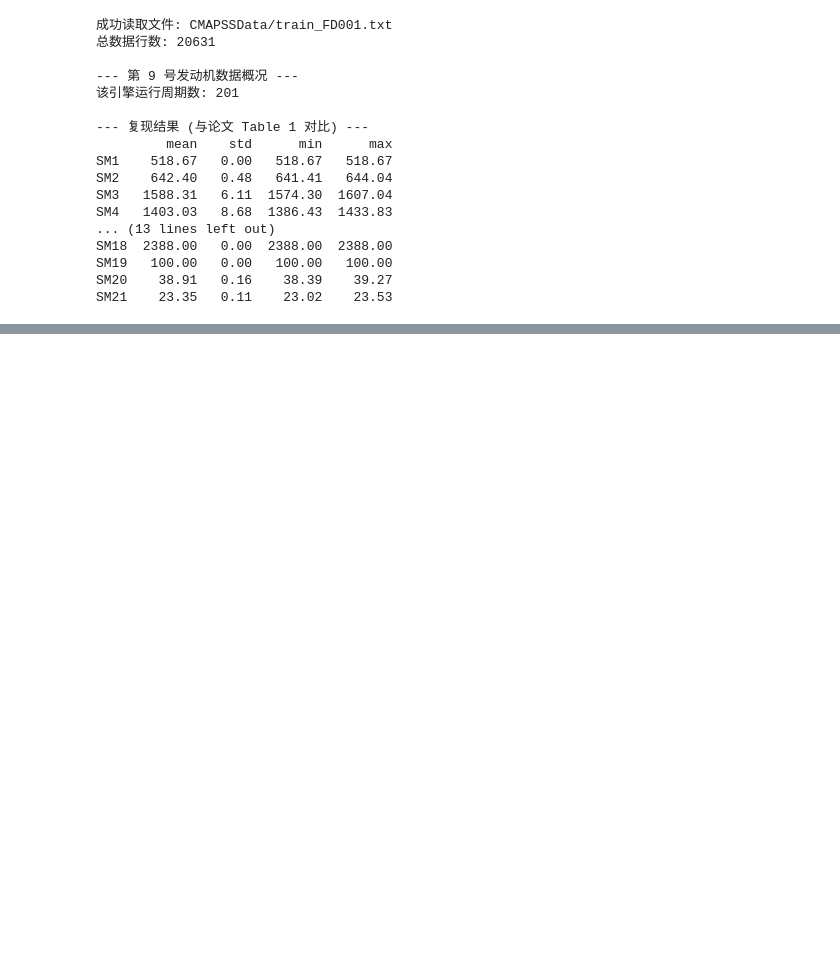
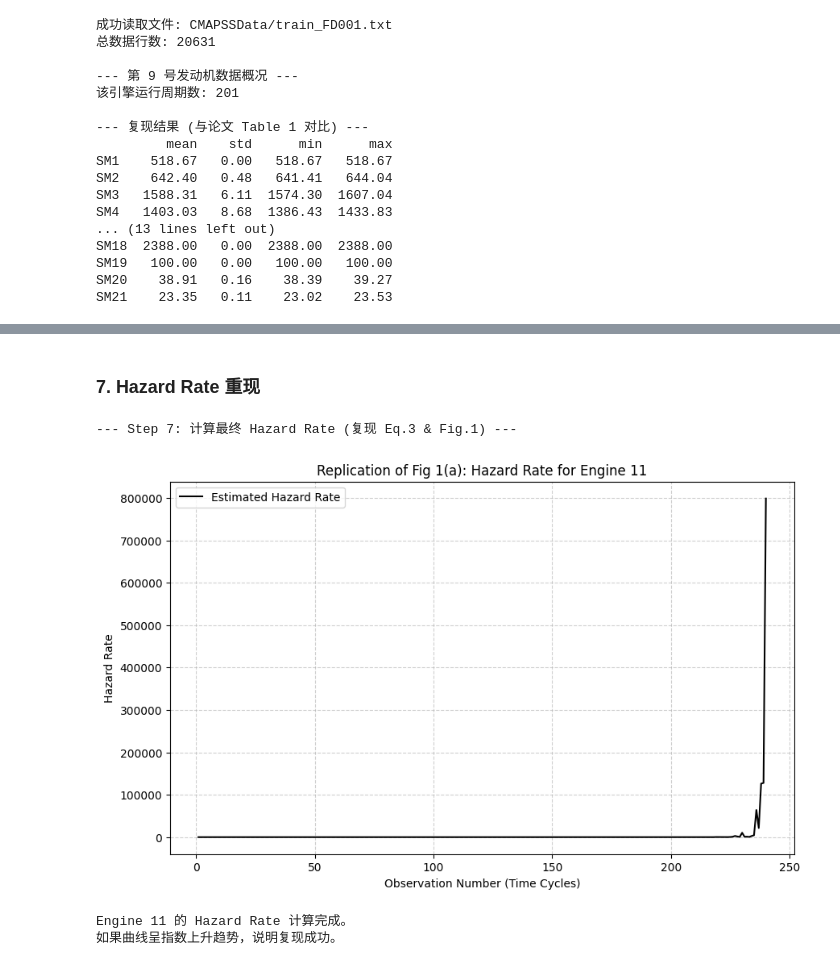
Before and after one commit to keter0001/lifelines-, a Jupyter notebook: 论文复现.ipynb, the cells around one changed output, grey strips where cells are left out. Cells and saved outputs as stored; diff of their text form; code cells hidden in the pictures; blank space fills up the shorter version.

```diff
--- a/论文复现.ipynb
+++ b/论文复现.ipynb
@@ -221,0 +261,50 @@ SM20: 我的复现 = -6.286, 论文 = -4.873
+# %% [markdown]
+### 7. Hazard Rate 重现
+# %%
+
+# ==========================================
+# 7. 终极复现：计算 Hazard Rate (Paper Eq 3)
+# h(t, Z) = h0(t) * exp(beta * Z)
+# ==========================================
+print("\n--- Step 7: 计算最终 Hazard Rate (复现 Eq.3 & Fig.1) ---")
+
+# 1. 获取 Weibull 参数 (来自模型 1)
+beta = wb.rho_
+eta = wb.lambda_
+
+# 2. 计算 Baseline Hazard h0(t)
+# 公式: (beta/eta) * (t/eta)^(beta-1)
+# 注意：我们要对原始数据的每一行都算这个值
+t = df_process['time_cycles']
+h0_t = (beta / eta) * (t / eta)**(beta - 1)
+
+# 3. 计算 Hazard Risk exp(∑λZ) (来自模型 2)
+# ctv.predict_partial_hazard(x) 计算的就是 exp(partial_log_hazard)
+# 这就是公式里的 exp(∑λZ) 部分
+hazard_risk = ctv.predict_partial_hazard(df_process)
+
+# 4. 组合得到最终 Hazard Rate
+# Eq (3): h(t,Z) = h0(t) * Hazard_Risk
+df_process['hazard_rate'] = h0_t * hazard_risk
+
+# --- 可视化验证 (复现 Fig 1.a) ---
+# 论文画的是第 11 号引擎 (Engine 11)
+engine_id = 11
+subset = df_process[df_process['unit_nr'] == engine_id]
+
+plt.figure(figsize=(10, 6))
+plt.plot(subset['time_cycles'], subset['hazard_rate'], color='black', label='Estimated Hazard Rate')
+plt.title(f"Replication of Fig 1(a): Hazard Rate for Engine {engine_id}")
+plt.xlabel("Observation Number (Time Cycles)")
+plt.ylabel("Hazard Rate")
+plt.grid(True, linestyle='--', alpha=0.6)
+plt.legend()
+plt.show()
+
+print(f"Engine {engine_id} 的 Hazard Rate 计算完成。")
+print("如果曲线呈指数上升趋势，说明复现成功。")
+# %% [output]
+--- Step 7: 计算最终 Hazard Rate (复现 Eq.3 & Fig.1) ---
+[figure, added]
+Engine 11 的 Hazard Rate 计算完成。
+如果曲线呈指数上升趋势，说明复现成功。
```
Also changed, not shown: parts of 14 cells of this notebook, 1 other file.
